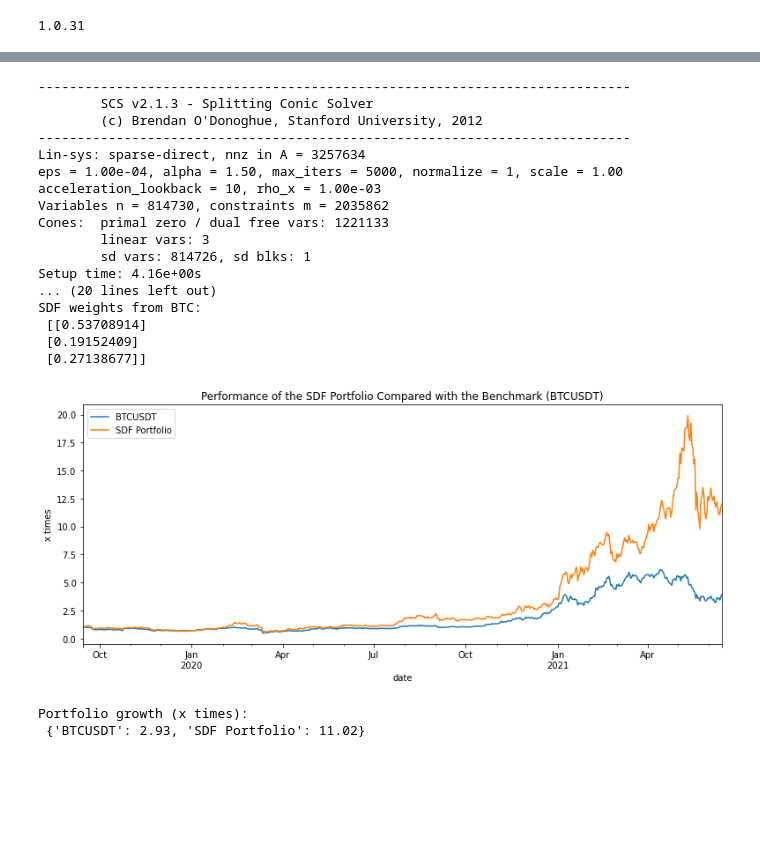
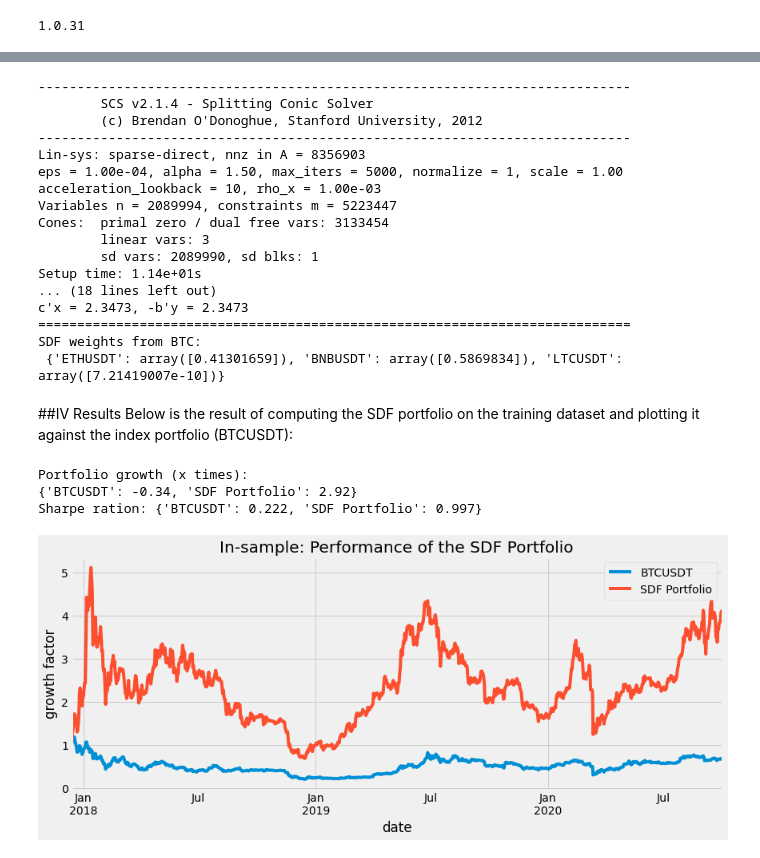
Before and after one commit to erv4gen/Research-Finance-SDF, a Jupyter notebook: cryptosdf.ipynb, the cells around one changed output, grey strips where cells are left out. Drawn from its saved outputs; the diff is of its cells as text; code cells hidden in the pictures; blank space fills up the shorter version.

```diff
--- a/cryptosdf.ipynb
+++ b/cryptosdf.ipynb
@@ -112,7 +242,8 @@ F.cov()
 #4 - Solve GMM problem
 n = R.shape[0]
 #define weights for the SDF
-w = cp.Variable(shape=(3,1),nonneg=True)
+w = cp.Variable(shape=(I.shape[1]
+                        ,1),nonneg=True)
 
 #define SDF
 M = I @ w
@@ -123,7 +254,8 @@ Sigma = M @ R.T
 #Construct the problem
 prob = cp.Problem(cp.Minimize( cp.norm(Sigma)  )
                   # , [cp.geo_mean(M) >= 1 , ]
-                 , [cp.sum(w) == 1 , ]
+                 , [cp.sum(w) == 1
+                    ,cp.sum(M) == 1 ]
 
                 )
 
@@ -131,39 +263,22 @@ prob.solve(verbose=True
            #, max_iters = 300
            )
 
-print('SDF weights from BTC:\n',w.value)
+print('SDF weights from BTC:\n',dict(zip(factors,w.value)))
 # %% [output]
 ----------------------------------------------------------------------------
-        SCS v2.1.3 - Splitting Conic Solver
+        SCS v2.1.4 - Splitting Conic Solver
         (c) Brendan O'Donoghue, Stanford University, 2012
 ----------------------------------------------------------------------------
-Lin-sys: sparse-direct, nnz in A = 3257634
+Lin-sys: sparse-direct, nnz in A = 8356903
 eps = 1.00e-04, alpha = 1.50, max_iters = 5000, normalize = 1, scale = 1.00
 acceleration_lookback = 10, rho_x = 1.00e-03
-Variables n = 814730, constraints m = 2035862
-Cones:  primal zero / dual free vars: 1221133
+Variables n = 2089994, constraints m = 5223447
+Cones:  primal zero / dual free vars: 3133454
         linear vars: 3
-        sd vars: 814726, sd blks: 1
-Setup time: 4.16e+00s
-... (20 lines left out)
+        sd vars: 2089990, sd blks: 1
+Setup time: 1.14e+01s
+... (18 lines left out)
+c'x = 2.3473, -b'y = 2.3473
+============================================================================
 SDF weights from BTC:
- [[0.53708914]
- [0.19152409]
- [0.27138677]]
+ {'ETHUSDT': array([0.41301659]), 'BNBUSDT': array([0.5869834]), 'LTCUSDT': array([7.21419007e-10])}
-# %%
-'''
-Calculate perofrmance of the model on the test data
-'''
-#calculate return of the target variable (BTCUSDT)
-y_return = (df_test[y_label].pct_change().fillna(0)+1).cumprod()
-# %%
-portfolio = df_test[factors].apply(lambda x: (x @ w.value)[0] ,axis =1)
-
-p_return = ((portfolio.pct_change().fillna(0) + 1).cumprod()).rename('SDF Portfolio')
-# %%
-fig , ax = plt.subplots(figsize=(13,5))
-portfolio_benchmark = pd.concat([y_return,p_return],axis=1)
-portfolio_benchmark.plot(ax=ax);
-ax.set(title='Performance of the SDF Portfolio Compared with the Benchmark (BTCUSDT)',ylabel='x times',xlabel='date');
-# %% [output]
-[figure, removed]
@@ -170,6 +325,15 @@ ax.set(title='Performance of the SDF Portfolio Compared with the Benchmark (BTCU
+# %% [markdown]
+##IV Results
+Below is the result of computing the SDF portfolio on the training dataset and plotting it against the index portfolio (BTCUSDT):
 # %%
-print('Portfolio growth (x times):\n',
-(portfolio_benchmark.iloc[-1] - 1).round(2).to_dict())
+portfolio_benchmark = plot_return(df_train,'In-sample: Performance of the SDF Portfolio')
+
+
+print('Portfolio growth (x times):\n'+\
+          str((portfolio_benchmark.iloc[-1] - 1).round(2).to_dict())+\
+    calc_metrics(df_train))
 # %% [output]
 Portfolio growth (x times):
- {'BTCUSDT': 2.93, 'SDF Portfolio': 11.02}
+{'BTCUSDT': -0.34, 'SDF Portfolio': 2.92}
+Sharpe ration: {'BTCUSDT': 0.222, 'SDF Portfolio': 0.997}
+[figure, added]
```
Also changed, not shown: parts of 16 cells of this notebook.
